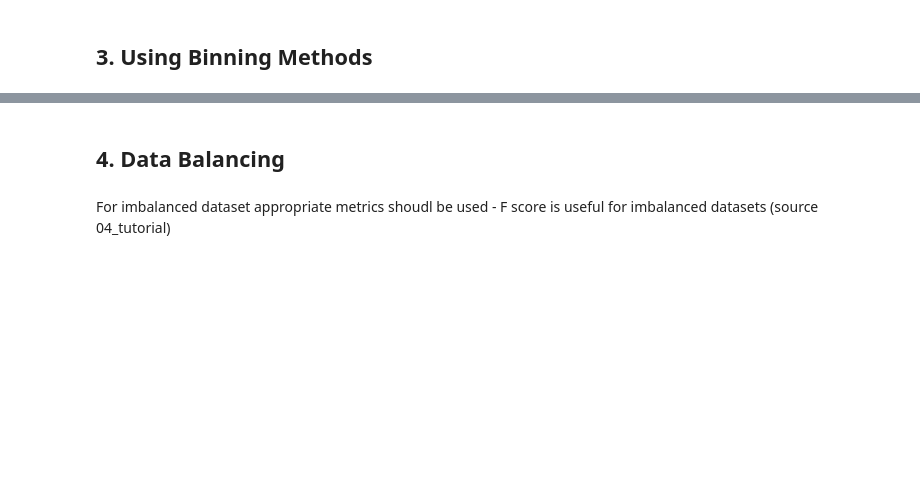
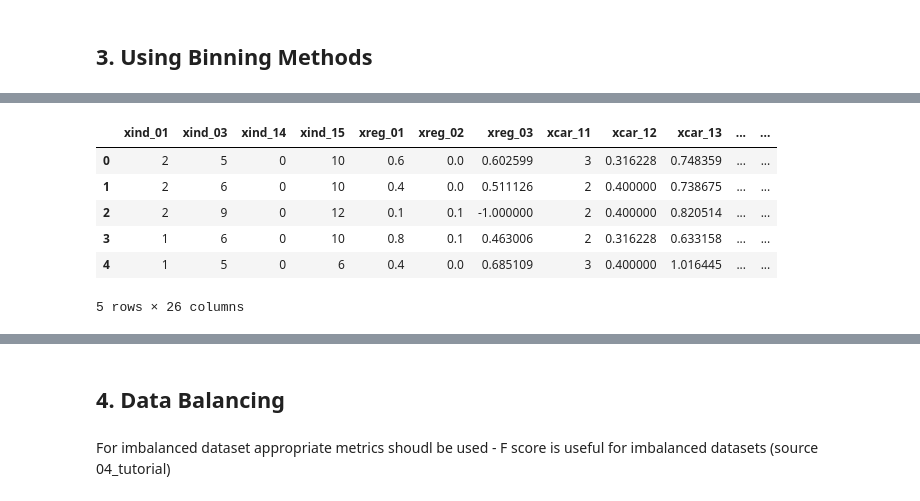
Before and after one commit to nickobard/Data-Preprocessing-Course, a Jupyter notebook: 02/02_homework.ipynb, the cells around one changed output, grey strips where cells are left out. Cells and saved outputs as stored; diff of their text form; code cells hidden in the pictures; blank space fills up the shorter version.

```diff
--- a/02/02_homework.ipynb
+++ b/02/02_homework.ipynb
@@ -304,0 +240,11 @@ plot_accuracy()
+# %%
+df_numeric = df.filter(regex='.*\d$')
+df_numeric.head()
+# %% [output]
+|  | xind_01 | xind_03 | xind_14 | xind_15 | xreg_01 | xreg_02 | xreg_03 | xcar_11 | xcar_12 | xcar_13 | ... | ... |
+| 0 | 2 | 5 | 0 | 10 | 0.6 | 0.0 | 0.602599 | 3 | 0.316228 | 0.748359 | ... | ... |
+| 1 | 2 | 6 | 0 | 10 | 0.4 | 0.0 | 0.511126 | 2 | 0.400000 | 0.738675 | ... | ... |
+| 2 | 2 | 9 | 0 | 12 | 0.1 | 0.1 | -1.000000 | 2 | 0.400000 | 0.820514 | ... | ... |
+| 3 | 1 | 6 | 0 | 10 | 0.8 | 0.1 | 0.463006 | 2 | 0.316228 | 0.633158 | ... | ... |
+| 4 | 1 | 5 | 0 | 6 | 0.4 | 0.0 | 0.685109 | 3 | 0.400000 | 1.016445 | ... | ... |
+5 rows × 26 columns
```
Also changed, not shown: parts of 24 cells of this notebook, 1 other file.
